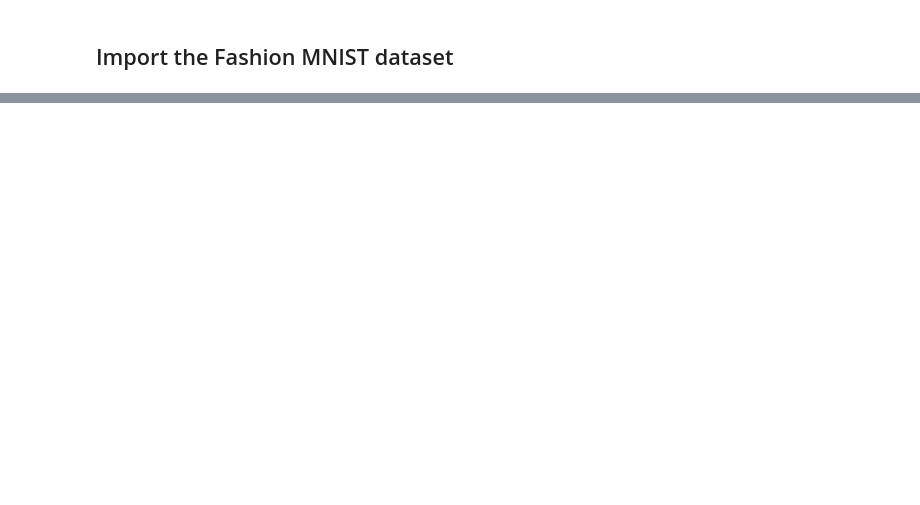
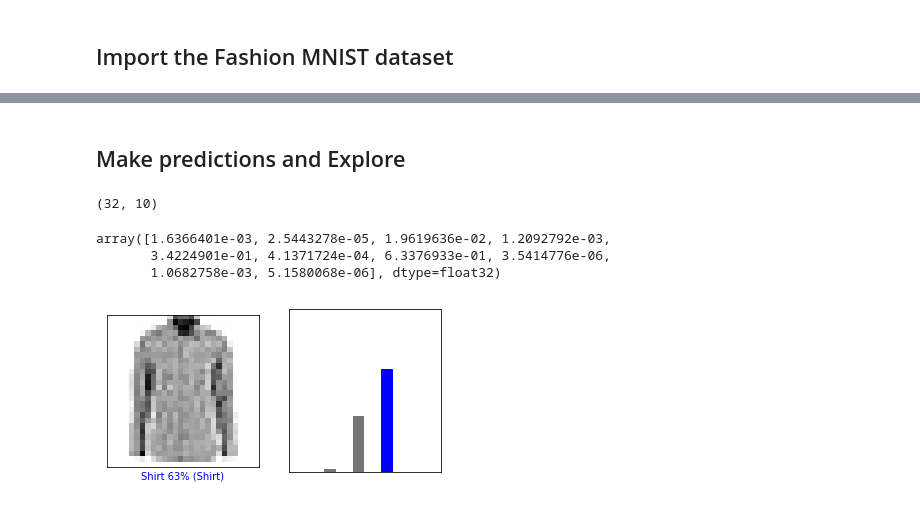
Before and after one commit to MuhammadDanyialKhan/Google-Colaboratory-Notebooks, a Jupyter notebook: Fasion_MNIST_DS.ipynb, the cells around one changed output, grey strips where cells are left out. Saved outputs shown, nothing was run; the diff lists cells and outputs as text; code cells hidden in the pictures; blank space fills up the shorter version.

```diff
--- a/Fasion_MNIST_DS.ipynb
+++ b/Fasion_MNIST_DS.ipynb
@@ -36,0 +122,2 @@ Dataset fashion_mnist downloaded and prepared to /root/tensorflow_datasets/fashi
+# %%
+model.fit(Train_dataset, epochs=5, steps_per_epoch=math.ceil(num_test_examples/BATCH_SIZE))
@@ -36,0 +144,57 @@ Dataset fashion_mnist downloaded and prepared to /root/tensorflow_datasets/fashi
+# %% [markdown]
+## Make predictions and Explore
+# %%
+for test_images, test_labels in Test_dataset.take(1):
+  test_images = test_images.numpy()
+  test_labels = test_labels.numpy()
+  predictions = model.predict(test_images)
+# %%
+predictions.shape
+# %% [output]
+(32, 10)
+# %%
+predictions[0]
+# %% [output]
+array([1.6366401e-03, 2.5443278e-05, 1.9619636e-02, 1.2092792e-03,
+       3.4224901e-01, 4.1371724e-04, 6.3376933e-01, 3.5414776e-06,
+       1.0682758e-03, 5.1580068e-06], dtype=float32)
+# %%
+def plot_image(i, predictions_array, true_labels, images):
+  predictions_array, true_label, img = predictions_array[i], true_labels[i], images[i]
+  plt.grid(False)
+  plt.xticks([])
+  plt.yticks([])
+
+  plt.imshow(img[...,0], cmap=plt.cm.binary)
+
+  predicted_label = np.argmax(predictions_array)
+  if predicted_label == true_label:
+    color = 'blue'
+  else:
+    color = 'red'
+
+  plt.xlabel("{} {:2.0f}% ({})".format(class_names[predicted_label],
+                                100*np.max(predictions_array),
+                                class_names[true_label]),
+                                color=color)
+
+def plot_value_array(i, predictions_array, true_label):
+  predictions_array, true_label = predictions_array[i], true_label[i]
+  plt.grid(False)
+  plt.xticks([])
+  plt.yticks([])
+  thisplot = plt.bar(range(10), predictions_array, color="#777777")
+  plt.ylim([0, 1])
+  predicted_label = np.argmax(predictions_array)
+
+  thisplot[predicted_label].set_color('red')
+  thisplot[true_label].set_color('blue')
+# %%
+i = 0
+plt.figure(figsize=(6,3))
+plt.subplot(1,2,1)
+plot_image(i, predictions, test_labels, test_images)
+plt.subplot(1,2,2)
+plot_value_array(i, predictions,  test_labels)
+# %% [output]
+[figure, added]
```
Also changed, not shown: parts of 26 cells of this notebook.
